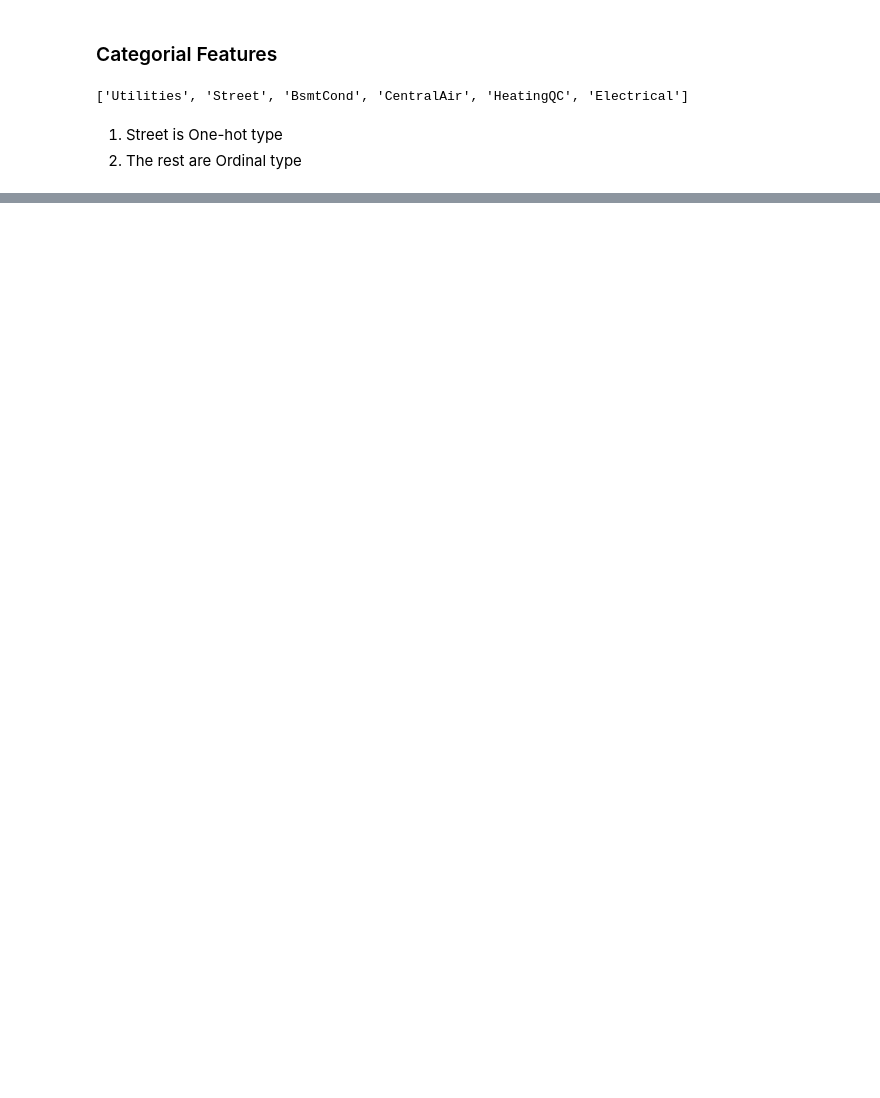
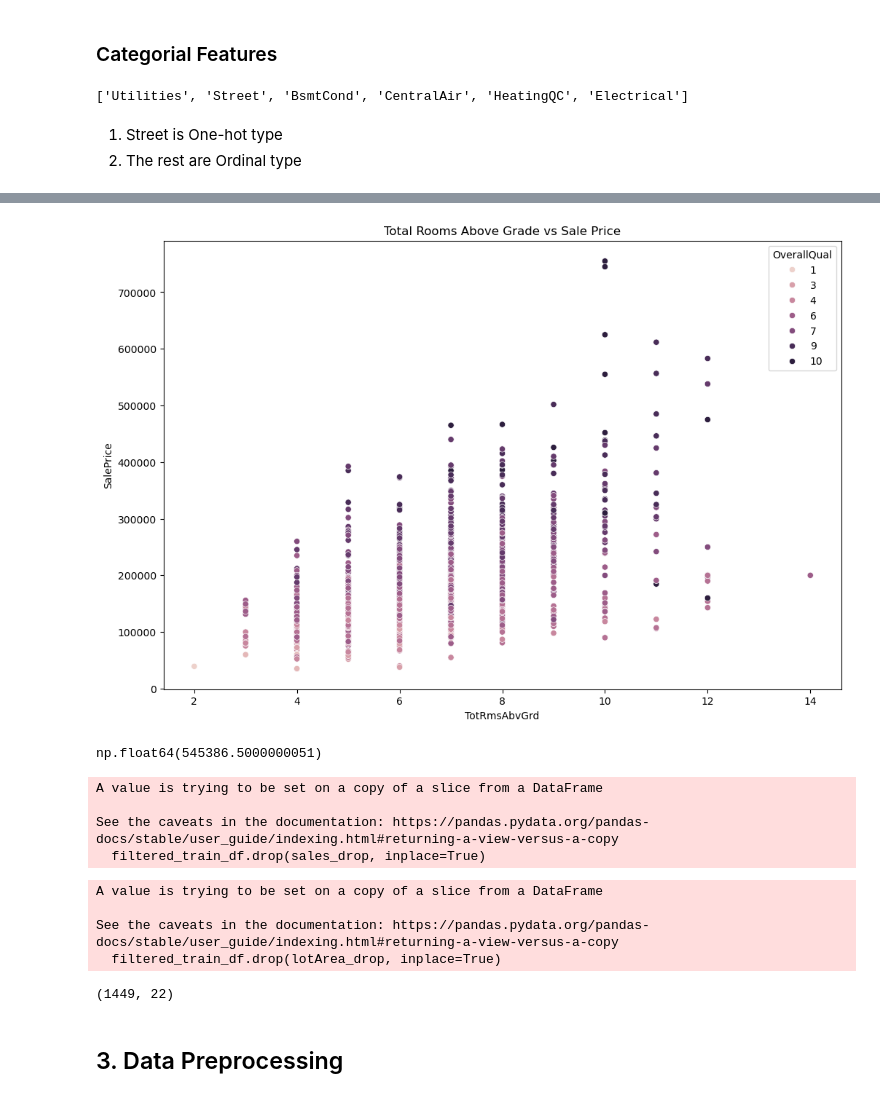
Before and after one commit to TanatB/kaggle_projects, a Jupyter notebook: housing_prices/main.ipynb, the cells around one changed output, grey strips where cells are left out. Drawn from its saved outputs; the diff is of its cells as text; code cells hidden in the pictures; blank space fills up the shorter version.

```diff
--- a/housing_prices/main.ipynb
+++ b/housing_prices/main.ipynb
@@ -162,0 +153,33 @@ col_transformer = ColumnTransformer(
+# %%
+plt.figure(figsize=(12, 8))
+sns.scatterplot(x=filtered_train_df['TotRmsAbvGrd'], y=train_df['SalePrice'], hue=train_df['OverallQual'])
+plt.title('Total Rooms Above Grade vs Sale Price')
+plt.show()
+# %% [output]
+[figure, added]
+# %%
+train_df['SalePrice'].quantile(0.9955)
+# %% [output]
+np.float64(545386.5000000051)
+# %%
+sales_drop = filtered_train_df[filtered_train_df['SalePrice'] > filtered_train_df['SalePrice'].quantile(0.9955)].index
+filtered_train_df.drop(sales_drop, inplace=True)
+# %% [output]
+A value is trying to be set on a copy of a slice from a DataFrame
+
+See the caveats in the documentation: https://pandas.pydata.org/pandas-docs/stable/user_guide/indexing.html#returning-a-view-versus-a-copy
+  filtered_train_df.drop(sales_drop, inplace=True)
+# %%
+lotArea_drop = filtered_train_df[filtered_train_df['LotArea'] > 100_000].index
+filtered_train_df.drop(lotArea_drop, inplace=True)
+# %% [output]
+A value is trying to be set on a copy of a slice from a DataFrame
+
+See the caveats in the documentation: https://pandas.pydata.org/pandas-docs/stable/user_guide/indexing.html#returning-a-view-versus-a-copy
+  filtered_train_df.drop(lotArea_drop, inplace=True)
+# %%
+filtered_train_df.shape
+# %% [output]
+(1449, 22)
+# %% [markdown]
+## 3. Data Preprocessing
```
Also changed, not shown: parts of 29 cells of this notebook.
